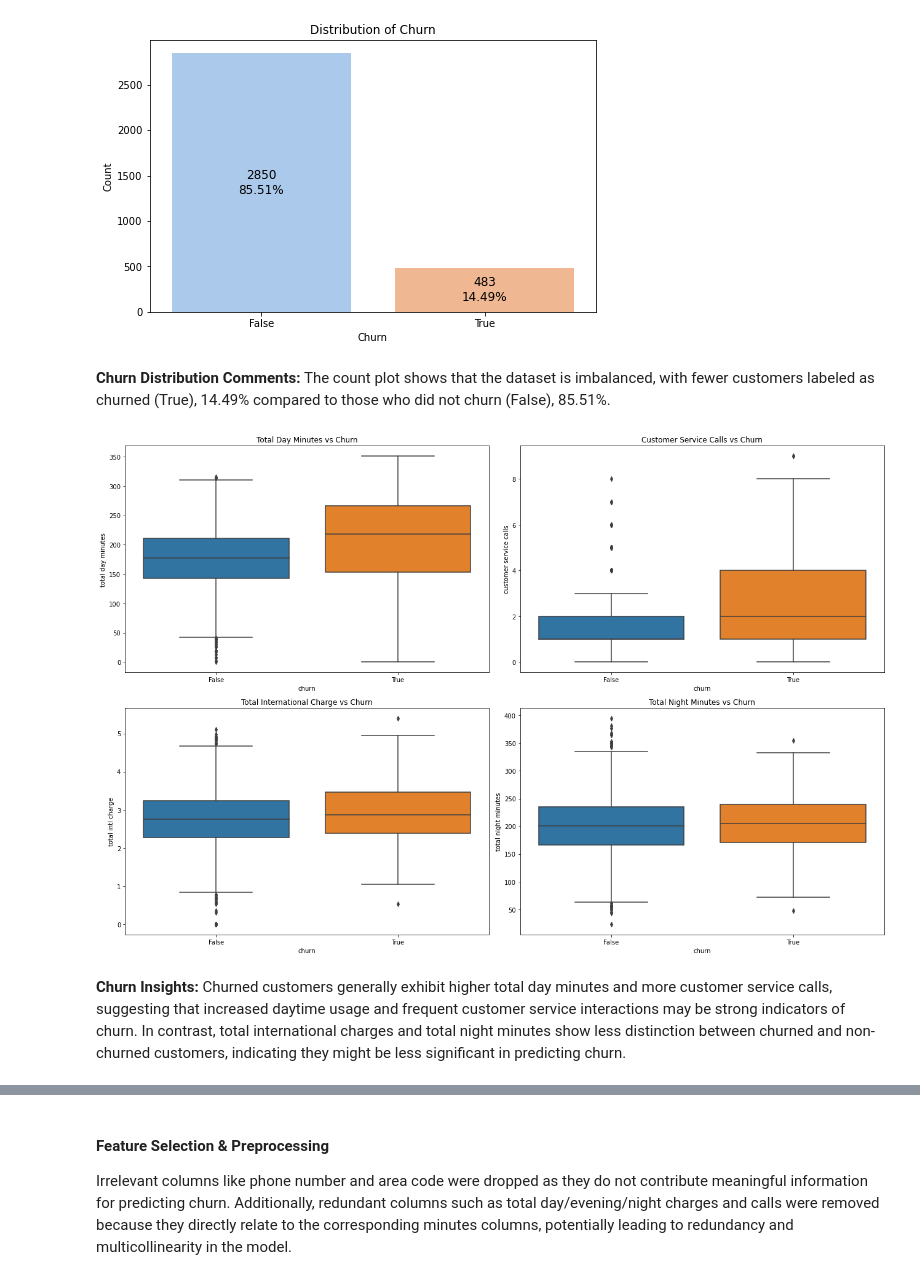
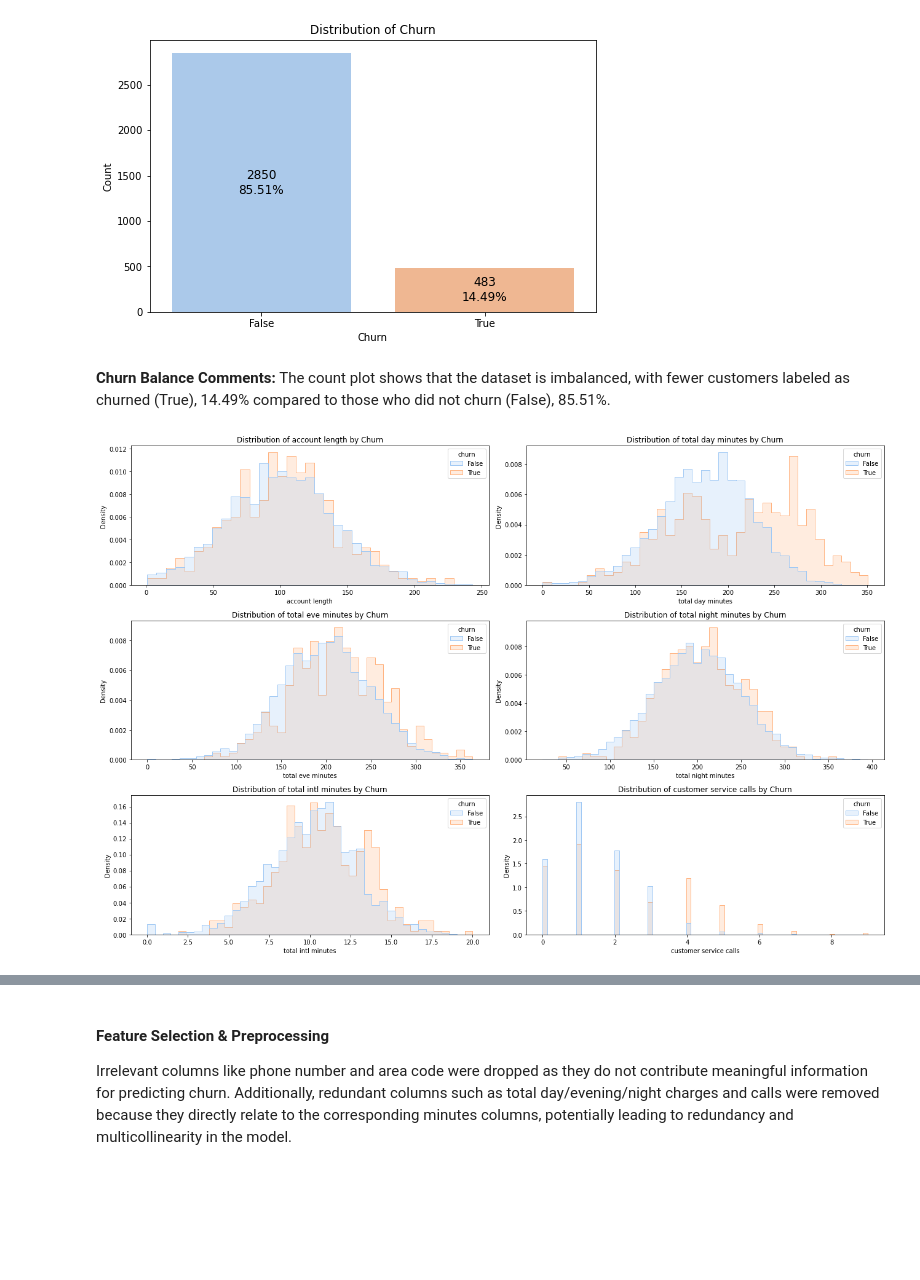
Before and after one commit to engige/syriatel_churn_modeling, a Jupyter notebook: index.ipynb, the cells around one changed output, grey strips where cells are left out. Saved outputs shown, nothing was run; the diff lists cells and outputs as text; code cells hidden in the pictures; blank space fills up the shorter version.

```diff
--- a/index.ipynb
+++ b/index.ipynb
@@ -102,34 +102,24 @@ plt.show()
 # %% [output]
 [figure]
 # %% [markdown]
-**Churn Distribution Comments:** The count plot shows that the dataset is imbalanced, with fewer customers labeled as churned (True), 14.49% compared to those who did not churn (False), 85.51%.
+**Churn Balance Comments:** The count plot shows that the dataset is imbalanced, with fewer customers labeled as churned (True), 14.49% compared to those who did not churn (False), 85.51%.
-# %%
-# Multiple box plots for Churn Insights
-plt.figure(figsize=(18, 12))
-
-# Subplot 1: Total Day Minutes vs Churn
-plt.subplot(2, 2, 1)
-sns.boxplot(x='churn', y='total day minutes', data=data)
-plt.title('Total Day Minutes vs Churn')
-
-# Subplot 2: Customer Service Calls vs Churn
-plt.subplot(2, 2, 2)
-sns.boxplot(x='churn', y='customer service calls', data=data)
-plt.title('Customer Service Calls vs Churn')
-
-# Subplot 3: Total Intl Charge vs Churn
-plt.subplot(2, 2, 3)
-sns.boxplot(x='churn', y='total intl charge', data=data)
-plt.title('Total International Charge vs Churn')
-
-# Subplot 4: Total Night Minutes vs Churn
-plt.subplot(2, 2, 4)
-sns.boxplot(x='churn', y='total night minutes', data=data)
-plt.title('Total Night Minutes vs Churn')
-
-plt.tight_layout()
-plt.show()
-# %% [output]
-[figure, removed]
-# %% [markdown]
-**Churn Insights:** Churned customers generally exhibit higher total day minutes and more customer service calls, suggesting that increased daytime usage and frequent customer service interactions may be strong indicators of churn. In contrast, total international charges and total night minutes show less distinction between churned and non-churned customers, indicating they might be less significant in predicting churn.
+# %%
+# Visualize Feature Distributions
+# List of numerical features to plot
+numerical_features = ['account length', 'total day minutes', 'total eve minutes',
+                      'total night minutes', 'total intl minutes', 'customer service calls']
+
+# Plotting distributions for churn and non-churn customers
+plt.figure(figsize=(18, 12))
+
+for i, feature in enumerate(numerical_features, 1):
+    plt.subplot(3, 2, i)
+    sns.histplot(data=data, x=feature, hue='churn', element='step', stat='density', common_norm=False, palette='pastel')
+    plt.title(f'Distribution of {feature} by Churn')
+    plt.xlabel(feature)
+    plt.ylabel('Density')
+
+plt.tight_layout()
+plt.show()
+# %% [output]
+[figure, added]
```
Also changed, not shown: parts of 12 cells of this notebook.
